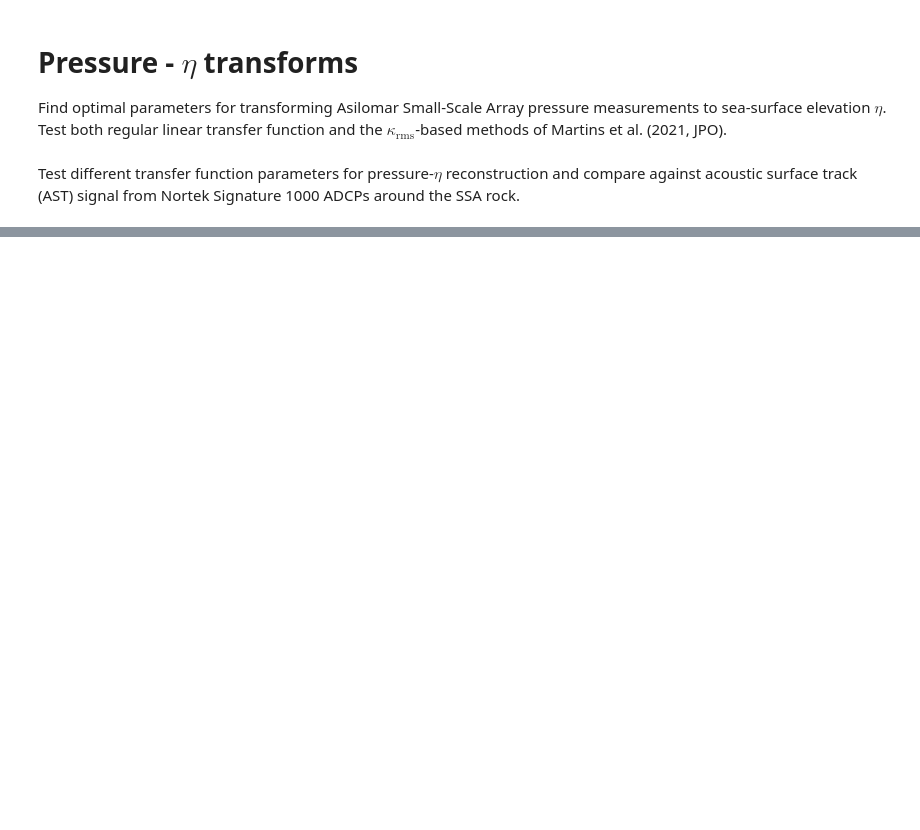
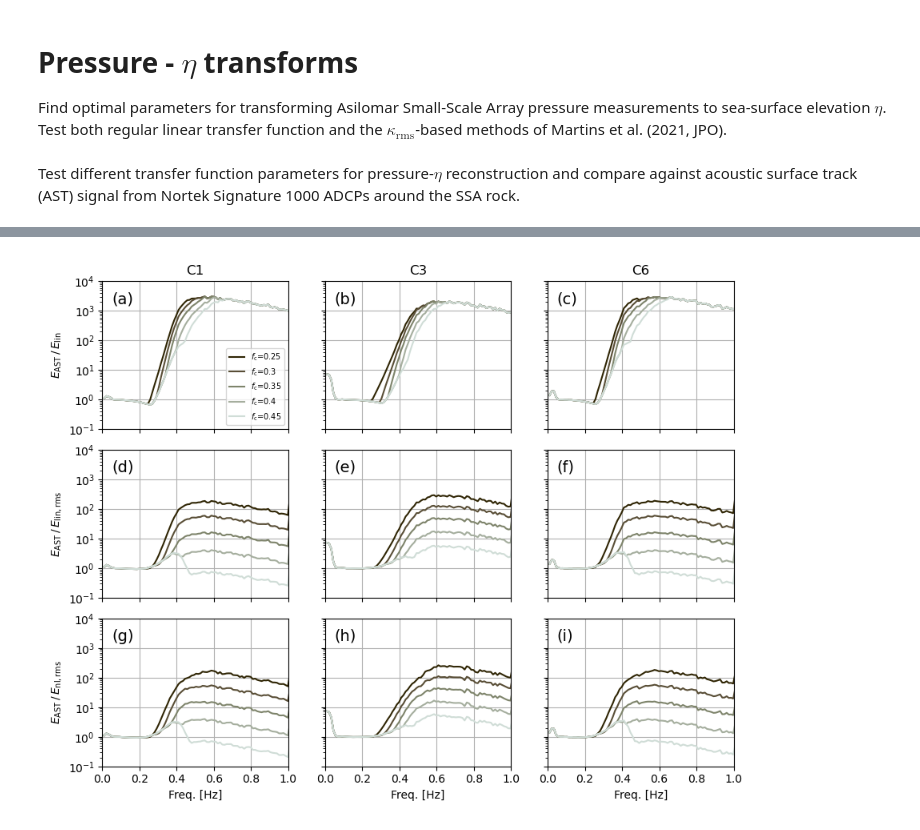
Before and after one commit to mikapm/pyROXSI, a Jupyter notebook: roxsi_pyfuns/notebooks/p2eta_optimal.ipynb, the cells around one changed output, grey strips where cells are left out. Saved outputs shown, nothing was run; the diff lists cells and outputs as text; code cells hidden in the pictures; blank space fills up the shorter version.

```diff
--- a/roxsi_pyfuns/notebooks/p2eta_optimal.ipynb
+++ b/roxsi_pyfuns/notebooks/p2eta_optimal.ipynb
@@ -29,7 +29,7 @@ from roxsi_pyfuns import wave_spectra as rpws
 rootdir = r'/media/mikapm/T7 Shield/ROXSI/Asilomar2022/SmallScaleArray/'
 data_root = os.path.join(rootdir, 'Signatures', 'Level1')
 bathydir = os.path.join(rootdir, 'Bathy')
-figdir = os.path.join(data_root, 'img')
+figdir = os.path.join(data_root, 'img', 'p2eta_opt')
 # %% [markdown]
 Test different transfer function parameters for pressure-$\eta$ reconstruction and compare against acoustic surface track (AST) signal from Nortek Signature 1000 ADCPs around the SSA rock.
 # %%
@@ -279,0 +337,92 @@ KeyboardInterrupt:
+# %%
+mids = ['C1', 'C3', 'C6'] # Mooring IDs
+sers = ['103088', '103094', '103110'] # Serial numbers
+tail_method = 'constant' # K_rms reconstruction tail method
+lss = ['-', '--', ':'] # Linestyles for fc values in plots
+
+# Initialize figure
+fig, axes = plt.subplots(figsize=(9,7), nrows=3, ncols=3, sharex=True, sharey=True)
+# Iterate over mooring IDs and serial numbers
+for i, (mid, ser) in enumerate(zip(mids, sers)):
+    # Initialize dicts to save diff. spectra
+    d_lin = {'fc-0.25': [], 'fc-0.3': [], 'fc-0.35': [], 'fc-0.4': [], 'fc-0.45': []} # Linear
+    d_link = {'fc-0.25': [], 'fc-0.3': [], 'fc-0.35': [], 'fc-0.4': [], 'fc-0.45': []} # Lin. K_rms
+    d_nlk = {'fc-0.25': [], 'fc-0.3': [], 'fc-0.35': [], 'fc-0.4': [], 'fc-0.45': []} # Nonlin. K_rms
+    # Signature velocity netcdf directory
+    veldir = os.path.join(data_root, '{}'.format(ser))
+    csvdir = os.path.join(veldir, 'p2eta')
+    # Directory for spectral netcdf file
+    ncdir = os.path.join(csvdir, 'spectra')
+    # List all netcdf files
+    fns_nc = sorted(glob.glob(os.path.join(ncdir, 'p2eta_spec*.nc')))
+    # Iterate over spectral files
+    for fn in fns_nc:
+        # Read spectrum netcdf file
+        dss = xr.open_dataset(fn)
+        # Compute difference between AST and reconstructed spectra at different cutoffs
+        for fc in [0.25, 0.3, 0.35, 0.4, 0.45]:
+            # Linear reconstructions
+            dss['Eld-{}'.format(fc)] = (['freq'], (dss['East'].values/dss['El-{}'.format(fc)].values))
+            d_lin['fc-{}'.format(fc)].append(dss['Eld-{}'.format(fc)])
+            dss['Elkd-{}'.format(fc)] = (['freq'], (dss['East'].values/dss['Elk-{}'.format(fc)].values))
+            d_link['fc-{}'.format(fc)].append(dss['Elkd-{}'.format(fc)])
+            dss['Enkd-{}'.format(fc)] = (['freq'], (dss['East'].values/dss['Enk-{}'.format(fc)].values))
+            d_nlk['fc-{}'.format(fc)].append(dss['Enkd-{}'.format(fc)])
+    # Concatenate spectra and plot mean diff and spread
+    cs = ['#2F2504', '#594E36', '#7E846B', '#A5AE9E', '#D0DDD7']
+    lw = 1.5 # Mean linewidth
+    for fi, fc in enumerate([0.25, 0.3, 0.35, 0.4, 0.45]):
+        # Linear
+        dsl = xr.concat(d_lin['fc-{}'.format(fc)], dim='time')
+        # Mean diff. lin
+        dsl.mean(dim='time').plot(ax=axes[0,i], color=cs[fi], linestyle='-', linewidth=lw,
+                                  label=r'$f_\mathrm{c}$='+'{}'.format(fc))
+#         # +/- std
+#         (dsl.mean(dim='time') + dsl.std(dim='time')).plot(ax=axes[0,i], color=cs[fi],
+#             linestyle=':', linewidth=0.8, )
+#         (dsl.mean(dim='time') - dsl.std(dim='time')).plot(ax=axes[0,i], color=cs[fi],
+#             linestyle=':', linewidth=0.8, )
+        # Linear K_rms
+        dslk = xr.concat(d_link['fc-{}'.format(fc)], dim='time')
+        # Mean diff. lin-K_rms
+        dslk.mean(dim='time').plot(ax=axes[1,i], color=cs[fi], linestyle='-', linewidth=lw,
+                                   )# label=r'$f_\mathrm{c}$='+'{}'.format(fc))
+#         # +/- std
+#         (dslk.mean(dim='time') + dslk.std(dim='time')).plot(ax=axes[1,i], color=cs[fi],
+#             linestyle=':', linewidth=0.8, )
+#         (dslk.mean(dim='time') - dslk.std(dim='time')).plot(ax=axes[1,i], color=cs[fi],
+#             linestyle=':', linewidth=0.8, )
+        # Nonlinear K_rms
+        dsnk = xr.concat(d_nlk['fc-{}'.format(fc)], dim='time')
+        # Mean diff. nl-K_rms
+        dsnk.mean(dim='time').plot(ax=axes[2,i], color=cs[fi], linestyle='-', linewidth=lw,
+                                   )# label=r'$f_\mathrm{c}$='+'{}'.format(fc))
+#         # +/- std
+#         (dsnk.mean(dim='time') + dsnk.std(dim='time')).plot(ax=axes[2,i], color=cs[fi],
+#             linestyle=':', linewidth=0.8, )
+#         (dsnk.mean(dim='time') - dsnk.std(dim='time')).plot(ax=axes[2,i], color=cs[fi],
+#             linestyle=':', linewidth=0.8, )
+    axes[0,i].set_title(mid)
+
+ann = ['(a)', '(b)', '(c)', '(d)', '(e)', '(f)', '(g)', '(h)', '(i)']
+for a, ax in enumerate(axes.flat):
+    ax.set_xlabel(None)
+    ax.set_ylabel(None)
+    ax.set_xlim([0, 1])
+    ax.set_ylim([1e-1, 1e4])
+    ax.set_yscale('log')
+    ax.grid()
+    ax.annotate(ann[a], xy=(0.05,0.85), xycoords='axes fraction', fontsize=14)
+
+axes[0,0].legend(loc='lower right', fontsize=7)
+axes[2,0].set_xlabel('Freq. [Hz]')
+axes[2,1].set_xlabel('Freq. [Hz]')
+axes[2,2].set_xlabel('Freq. [Hz]')
+axes[0,0].set_ylabel(r'$E_\mathrm{AST} \, / \, E_\mathrm{lin}$')
+axes[1,0].set_ylabel(r'$E_\mathrm{AST} \, / \, E_\mathrm{lin, rms}$')
+axes[2,0].set_ylabel(r'$E_\mathrm{AST} \, / \, E_\mathrm{nl, rms}$')
+
+plt.tight_layout()
+plt.show()
+# %% [output]
+[figure, added]
```
Also changed, not shown: parts of 5 cells of this notebook.
